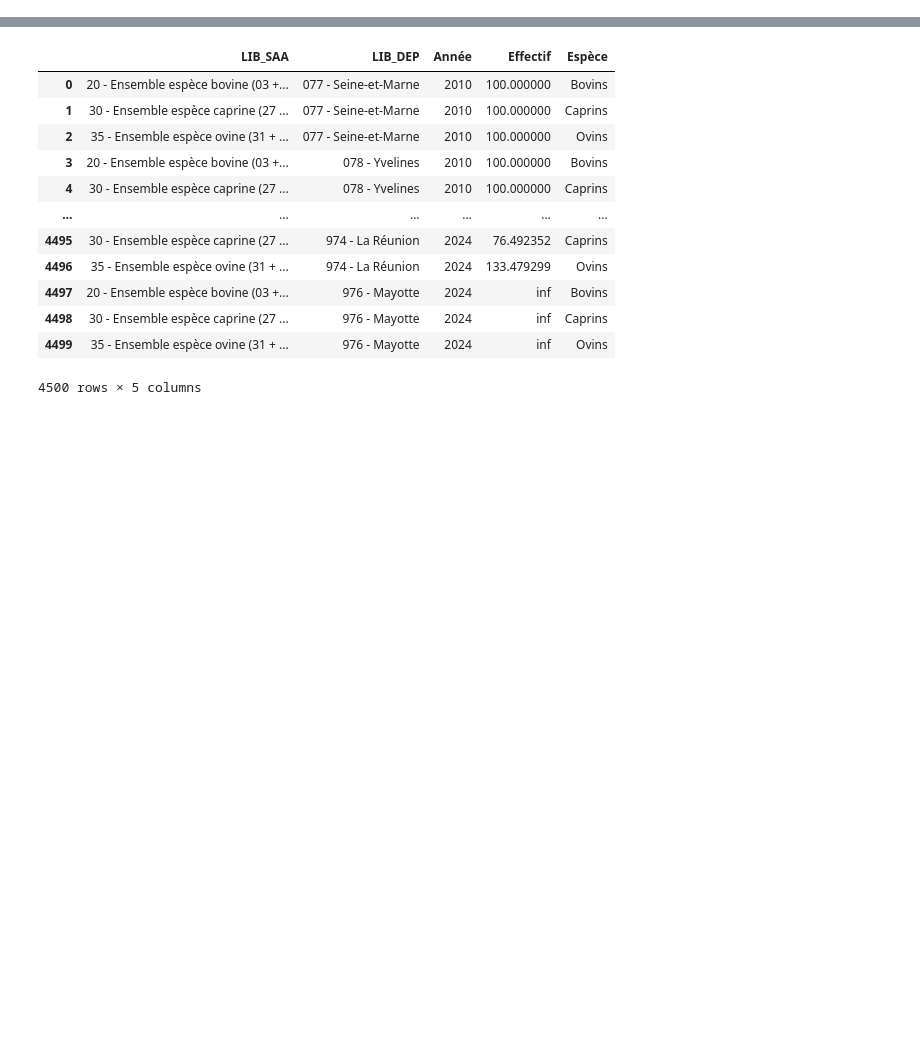
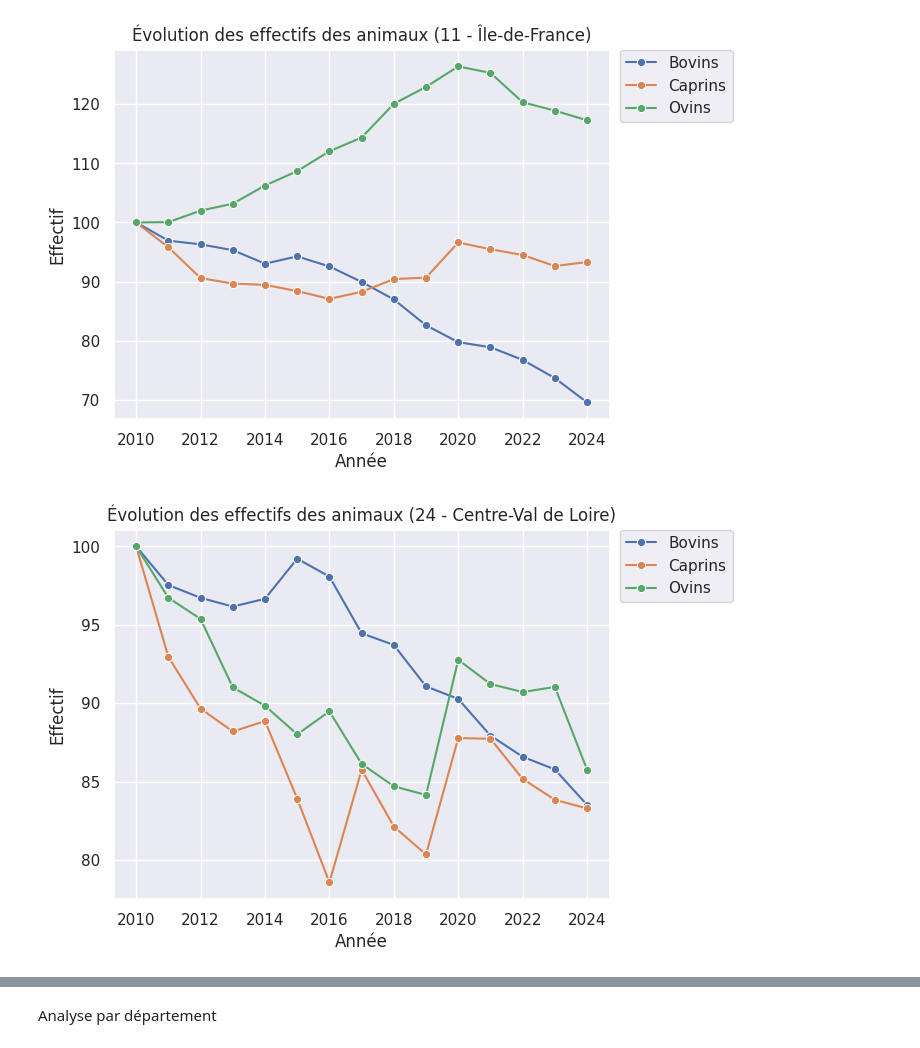
Before and after one commit to dthonon/pna_loup_suivi, a Jupyter notebook: notebook/Analyse_cheptel.ipynb, the cells around one changed output, grey strips where cells are left out. Cells and saved outputs as stored; diff of their text form; code cells hidden in the pictures; blank space fills up the shorter version.

```diff
--- a/notebook/Analyse_cheptel.ipynb
+++ b/notebook/Analyse_cheptel.ipynb
@@ -26,0 +57,9 @@ cheptels
+# %%
+for d in régions:
+    filtered_data = cheptel_sp_r_melted[cheptel_sp_r_melted["LIB_REG2"] == d]
+    sns.lineplot(data=filtered_data, x="Année", y="Effectif", hue="Espèce", marker="o").set(title=f"Évolution des effectifs des animaux ({d})");
+    plt.legend(bbox_to_anchor=(1.02, 1), loc='upper left', borderaxespad=0);
+    plt.show()
+# %% [output]
+[figure, added]
+[figure, added]
@@ -27,2 +76,4 @@ cheptels
+# %% [markdown]
+Analyse par département
 # %%
 # Filtrer les données pour les ensembles d'espèces bovine, caprine et ovine
@@ -36,16 +84,0 @@ cheptel_sp_melted["Espèce"] = cheptel_sp_melted["LIB_SAA"].apply(lambda x : "Bo
-# %%
-cheptel_sp_melted
-# %% [output]
-|  | LIB_SAA | LIB_DEP | Année | Effectif | Espèce |
-| 0 | 20 - Ensemble espèce bovine (03 +... | 077 - Seine-et-Marne | 2010 | 100.000000 | Bovins |
-| 1 | 30 - Ensemble espèce caprine (27 ... | 077 - Seine-et-Marne | 2010 | 100.000000 | Caprins |
-| 2 | 35 - Ensemble espèce ovine (31 + ... | 077 - Seine-et-Marne | 2010 | 100.000000 | Ovins |
-| 3 | 20 - Ensemble espèce bovine (03 +... | 078 - Yvelines | 2010 | 100.000000 | Bovins |
-| 4 | 30 - Ensemble espèce caprine (27 ... | 078 - Yvelines | 2010 | 100.000000 | Caprins |
-| ... | ... | ... | ... | ... | ... |
-| 4495 | 30 - Ensemble espèce caprine (27 ... | 974 - La Réunion | 2024 | 76.492352 | Caprins |
-| 4496 | 35 - Ensemble espèce ovine (31 + ... | 974 - La Réunion | 2024 | 133.479299 | Ovins |
-| 4497 | 20 - Ensemble espèce bovine (03 +... | 976 - Mayotte | 2024 | inf | Bovins |
-| 4498 | 30 - Ensemble espèce caprine (27 ... | 976 - Mayotte | 2024 | inf | Caprins |
-| 4499 | 35 - Ensemble espèce ovine (31 + ... | 976 - Mayotte | 2024 | inf | Ovins |
-4500 rows × 5 columns
```
Also changed, not shown: parts of 9 cells of this notebook, 1 other file.
